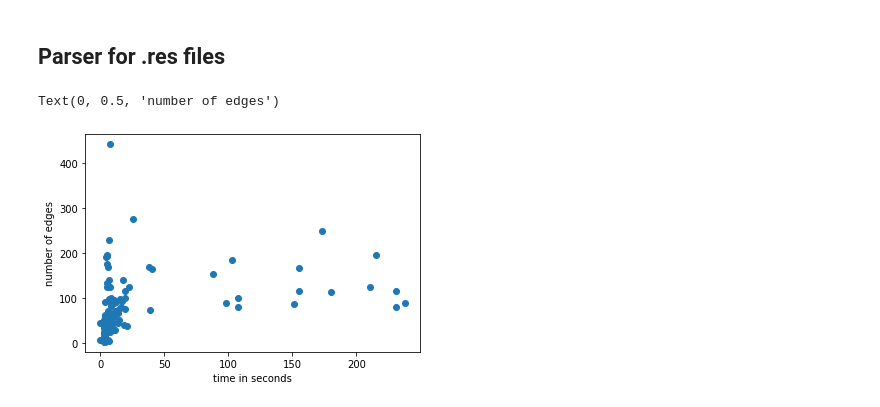
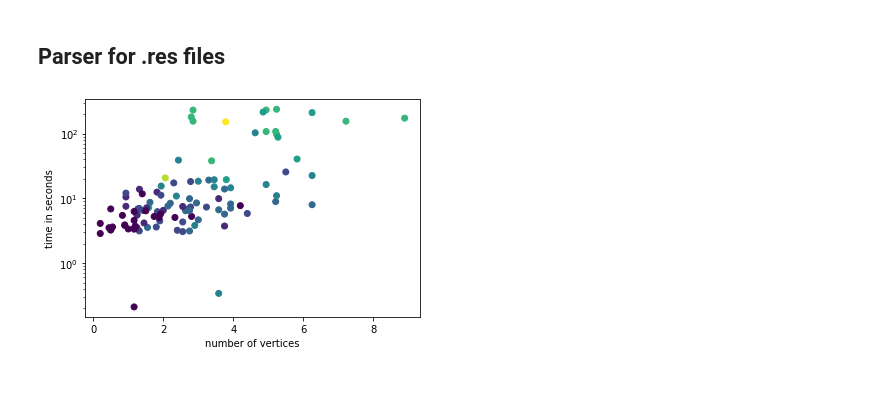
Before and after one commit to Jakob-L-M/dfvs, a Jupyter notebook: results/plots.ipynb, the cells around one changed output. Saved outputs shown, nothing was run; the diff lists cells and outputs as text; code cells hidden in the pictures.

```diff
--- a/results/plots.ipynb
+++ b/results/plots.ipynb
@@ -52,17 +52,18 @@ with open('result.json', 'w') as f:
 # %%
 import json
 import matplotlib.pyplot as plt
 import pandas as pd
+from math import log
 
 with open('result.json', 'r') as f:
     data = json.loads(f.read())
 
 df = pd.DataFrame(data).transpose()
 df.columns = ['t', 'k', 'class', 'n', 'm']
 
-plt.scatter(df['t'], df['m'])
-plt.xlabel('time in seconds')
-plt.ylabel('number of edges')
+plt.scatter((df['m']/df['n']), df['t'], c=df['k'])
+plt.yscale('log')
+plt.xlabel('number of vertices')
+plt.ylabel('time in seconds');
 # %% [output]
-Text(0, 0.5, 'number of edges')
-[figure, old version]
+[figure, new version]
```
Also changed, not shown: parts of 1 cell of this notebook.
